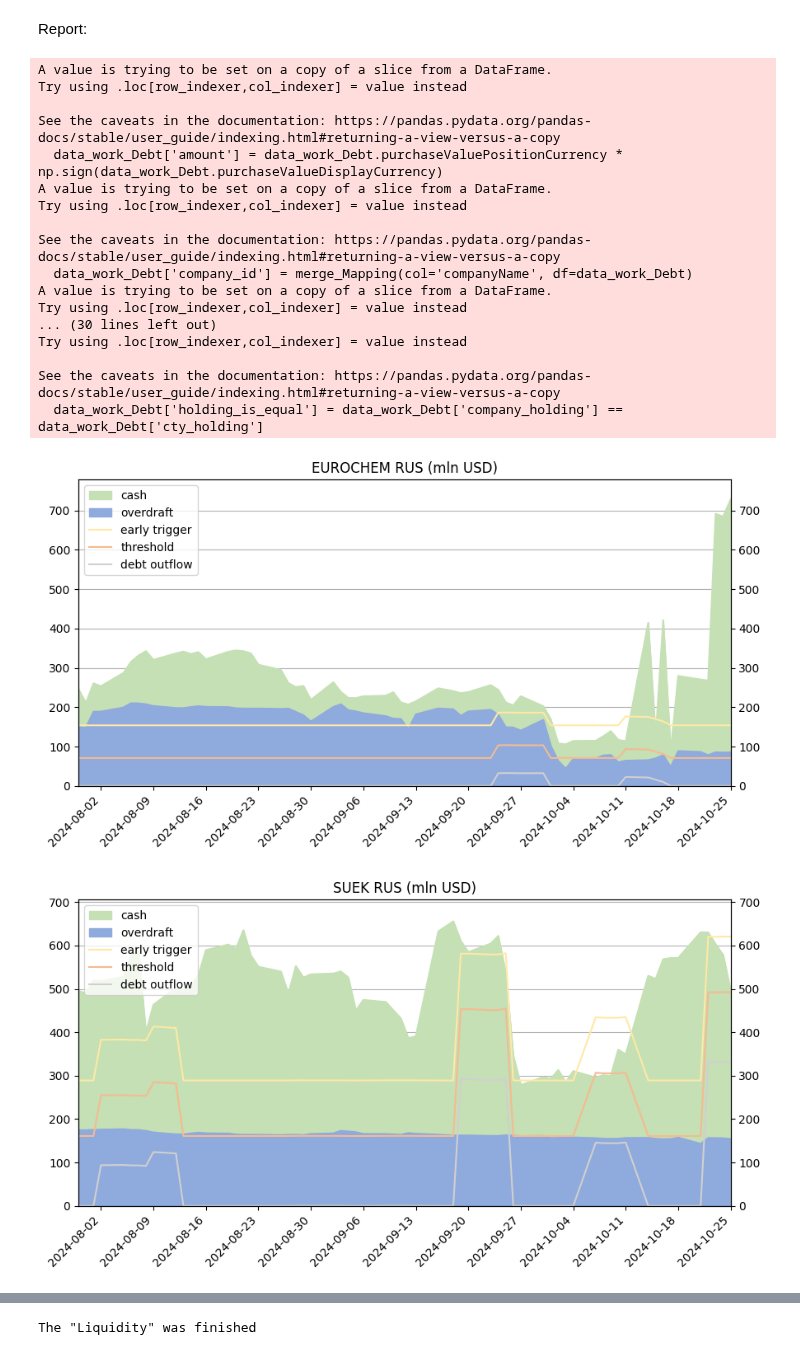
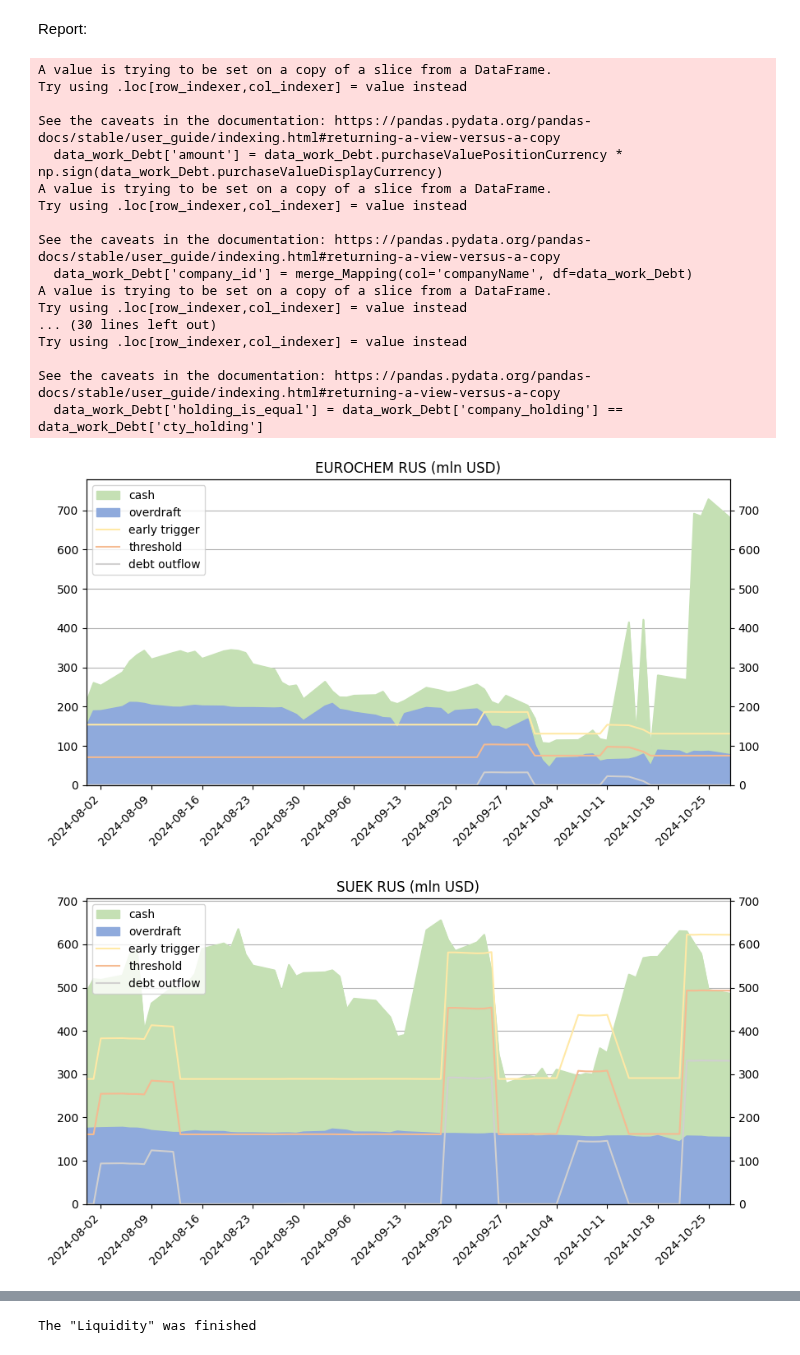
Before and after one commit to Lirollel/Work_AIM_Jupyter-Python-Pandas, a Jupyter notebook: Auto/Liquidity/Liquidity_daily_report.ipynb, the cells around one changed output, grey strips where cells are left out. Saved outputs shown, nothing was run; the diff lists cells and outputs as text; code cells hidden in the pictures.

```diff
--- a/Auto/Liquidity/Liquidity_daily_report.ipynb
+++ b/Auto/Liquidity/Liquidity_daily_report.ipynb
@@ -231,13 +231,13 @@ data_total = data_total.rename(columns={'overdraft_in_USD':'available_ovedraft'}
 
 data_total['total'] = data_total.cash + data_total.available_ovedraft # расчет total
 # Триггеры
-const_df = pd.DataFrame({'holding':['EUROCHEM', 'SUEK'], 'early_trigger': [159, 273], 'threshold': [70, 159]})
+const_df = pd.DataFrame({'holding':['EUROCHEM', 'SUEK'], 'early_trigger': [154, 289], 'threshold': [71, 161]})
 data_total = data_total.merge(const_df, how='left')
 # new ones
-data_total.loc[(data_total.reportDate >= '2024-07-01') & (data_total.holding == 'EUROCHEM'), 'threshold'] = 71
-data_total.loc[(data_total.reportDate >= '2024-07-01') & (data_total.holding == 'EUROCHEM'), 'early_trigger'] = 154
-data_total.loc[(data_total.reportDate >= '2024-07-01') & (data_total.holding == 'SUEK'), 'threshold'] = 161
-data_total.loc[(data_total.reportDate >= '2024-07-01') & (data_total.holding == 'SUEK'), 'early_trigger'] = 289
+data_total.loc[(data_total.reportDate >= '2024-10-01') & (data_total.holding == 'EUROCHEM'), 'threshold'] = 75
+data_total.loc[(data_total.reportDate >= '2024-10-01') & (data_total.holding == 'EUROCHEM'), 'early_trigger'] = 131
+data_total.loc[(data_total.reportDate >= '2024-10-01') & (data_total.holding == 'SUEK'), 'threshold'] = 162
+data_total.loc[(data_total.reportDate >= '2024-10-01') & (data_total.holding == 'SUEK'), 'early_trigger'] = 291
 
 data_total[['cash', 'available_ovedraft', 'total']] = data_total[['cash', 'available_ovedraft', 'total']].astype(int).apply(lambda z: z/10**6)
 data_total['day_of_week'] = data_total.reportDate.dt.day_of_week
@@ -359,35 +359,35 @@ for i in ['EUROCHEM', 'SUEK']:
         mail_attachment = Output_file_ECH
 
     mailItem._oleobj_.Invoke(*(64209, 0, 8, 0, olNS.Accounts.Item(mail_from)))
     mailItem.Attachments.Add(os.path.join(os.getcwd(), mail_attachment))
     mailItem.HTMLBody = html_body
     mailItem.Sensitivity  = 2
 
     # mailItem.Save()
     if Display_mail == True:
         mailItem.Display()
     if Send_mail == True:
         mailItem.Send()
 # %% [output]
 A value is trying to be set on a copy of a slice from a DataFrame.
 Try using .loc[row_indexer,col_indexer] = value instead
 
 See the caveats in the documentation: https://pandas.pydata.org/pandas-docs/stable/user_guide/indexing.html#returning-a-view-versus-a-copy
   data_work_Debt['amount'] = data_work_Debt.purchaseValuePositionCurrency * np.sign(data_work_Debt.purchaseValueDisplayCurrency)
 A value is trying to be set on a copy of a slice from a DataFrame.
 Try using .loc[row_indexer,col_indexer] = value instead
 
 See the caveats in the documentation: https://pandas.pydata.org/pandas-docs/stable/user_guide/indexing.html#returning-a-view-versus-a-copy
   data_work_Debt['company_id'] = merge_Mapping(col='companyName', df=data_work_Debt)
 A value is trying to be set on a copy of a slice from a DataFrame.
 Try using .loc[row_indexer,col_indexer] = value instead
 ... (30 lines left out)
 Try using .loc[row_indexer,col_indexer] = value instead
 
 See the caveats in the documentation: https://pandas.pydata.org/pandas-docs/stable/user_guide/indexing.html#returning-a-view-versus-a-copy
   data_work_Debt['holding_is_equal'] = data_work_Debt['company_holding'] == data_work_Debt['cty_holding']
-[figure, old version]
+[figure, new version]
-[figure, old version]
+[figure, new version]
 # %%
 data_cash.shape, data_overdraft.shape, data_total.shape
 # %% [output]
```
Also changed, not shown: parts of 15 cells of this notebook, 3 other files.
